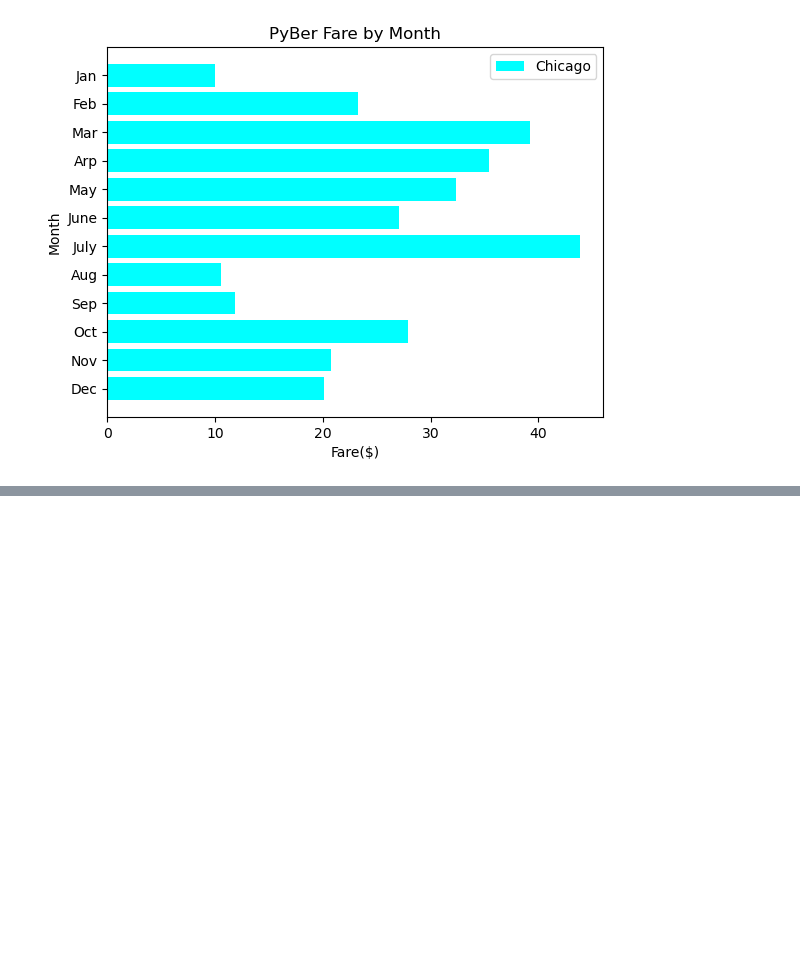
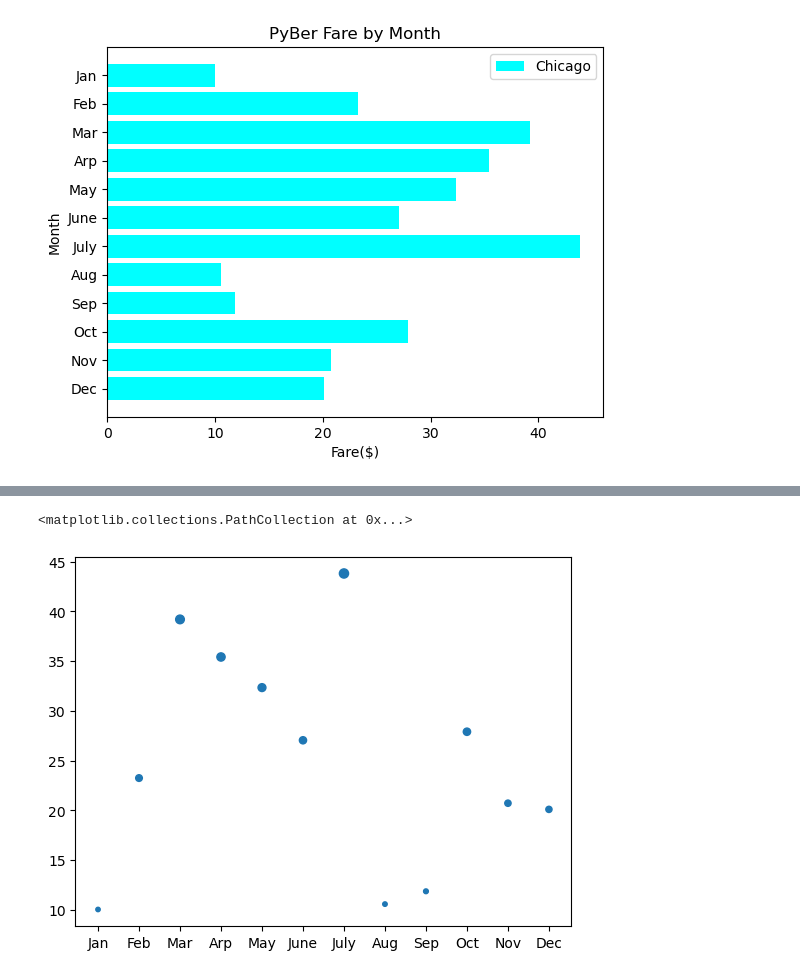
Before and after one commit to Bruppert333/PyBer_Analysis, a Jupyter notebook: matplotlib_practice.ipynb, the cells around one changed output, grey strips where cells are left out. Saved outputs shown, nothing was run; the diff lists cells and outputs as text; code cells hidden in the pictures; blank space fills up the shorter version.

```diff
--- a/matplotlib_practice.ipynb
+++ b/matplotlib_practice.ipynb
@@ -115,0 +134,6 @@ plt.legend()
+# %%
+# Create a bubble graph
+plt.scatter(x_axis, y_axis, s=y_axis)
+# %% [output]
+<matplotlib.collections.PathCollection at 0x...>
+[figure, added]
```
Also changed, not shown: parts of 9 cells of this notebook.
